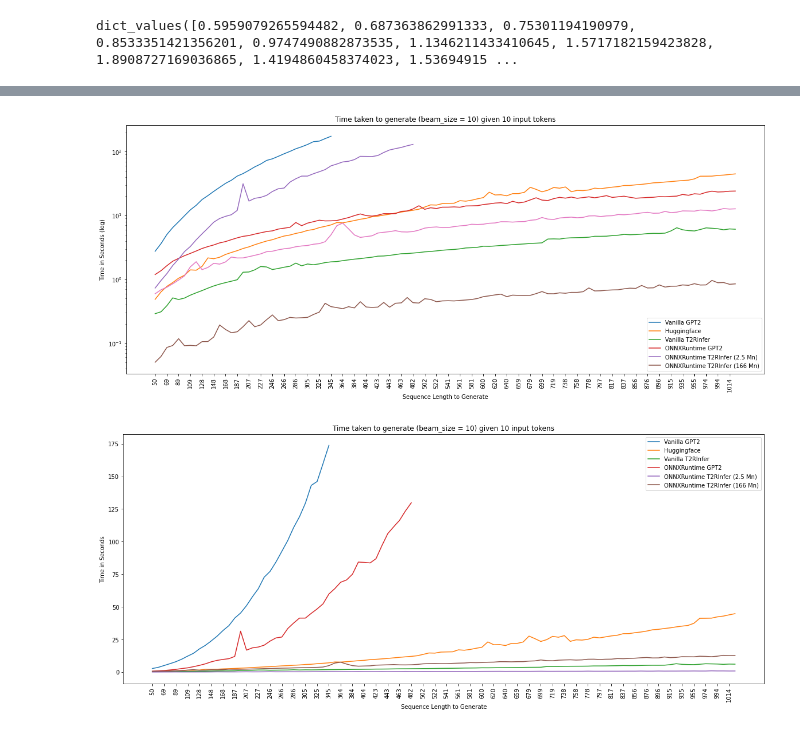
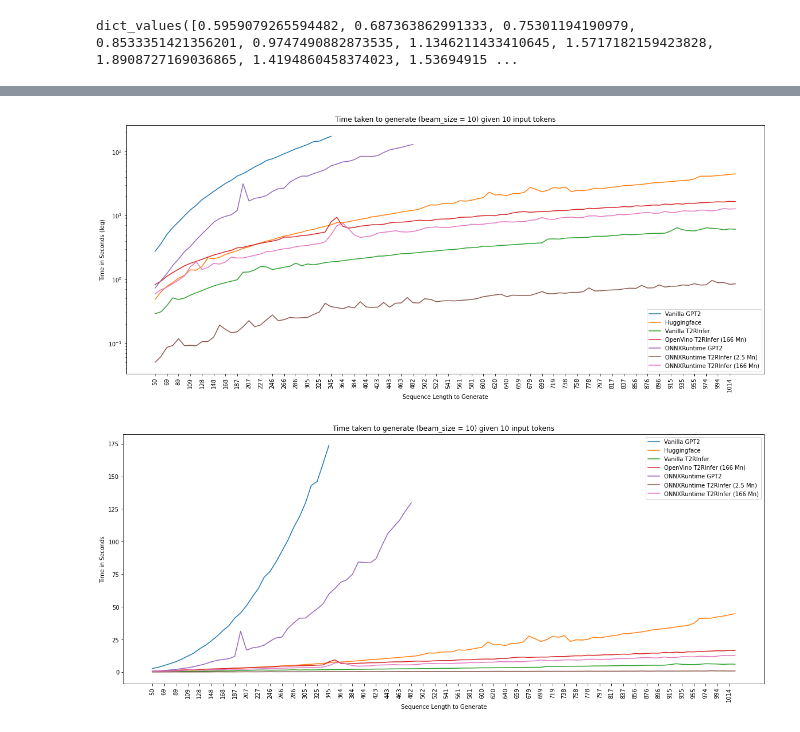
Before and after one commit to yashbonde/RNN-sim, a Jupyter notebook: notebooks/Speed Tests.ipynb, the cells around one changed output, grey strips where cells are left out. Saved outputs shown, nothing was run; the diff lists cells and outputs as text; code cells hidden in the pictures.

Commit message:
fix openvino times

```diff
--- a/notebooks/Speed Tests.ipynb
+++ b/notebooks/Speed Tests.ipynb
@@ -610,39 +613,41 @@ text_lengths = data["text_lengths"]
 # %%
 # create plots
 plt.figure(figsize = (20, 8))
 plt.plot(time_per_seq_vanilla_gpt)
 plt.plot(hftime)
 plt.plot(trtime)
 plt.plot(openvino)
 plt.plot(time_per_seq_onnx_gpt)
 plt.plot(time_per_seq_onnx_rnn)
 plt.plot(rnn_163Mn)
 plt.ylabel("Time in Seconds (log)")
 plt.xticks(
   ticks = np.arange(len(text_lengths) // 2) * 2,
   labels = np.array(text_lengths)[np.arange(0, len(text_lengths), 2)],
   rotation = 90
 )
 plt.xlabel("Sequence Length to Generate")
 plt.legend([
   "Vanilla GPT2",
   "Huggingface",
   "Vanilla T2RInfer",
+  "OpenVino T2RInfer (166 Mn)",
   "ONNXRuntime GPT2",
   "ONNXRuntime T2RInfer (2.5 Mn)",
   "ONNXRuntime T2RInfer (166 Mn)"
 ])
 plt.title("Time taken to generate (beam_size = 10) given 10 input tokens")
 plt.yscale("log")
 plt.savefig("./raw_time_log.png")
 # %% [output]
-[figure, old version]
+[figure, new version]
 # %%
 # create plots
 plt.figure(figsize = (20, 8))
 plt.plot(time_per_seq_vanilla_gpt)
 plt.plot(hftime)
 plt.plot(trtime)
+plt.plot(openvino)
 plt.plot(time_per_seq_onnx_gpt)
 plt.plot(time_per_seq_onnx_rnn)
 plt.plot(rnn_163Mn)
@@ -657,6 +662,7 @@ plt.legend([
   "Vanilla GPT2",
   "Huggingface",
   "Vanilla T2RInfer",
+  "OpenVino T2RInfer (166 Mn)",
   "ONNXRuntime GPT2",
   "ONNXRuntime T2RInfer (2.5 Mn)",
   "ONNXRuntime T2RInfer (166 Mn)"
@@ -664,4 +670,4 @@ plt.legend([
 plt.title("Time taken to generate (beam_size = 10) given 10 input tokens")
 plt.savefig("./raw_time.png")
 # %% [output]
-[figure, old version]
+[figure, new version]
```
Also changed, not shown: parts of 1 cell of this notebook, 2 other files.
